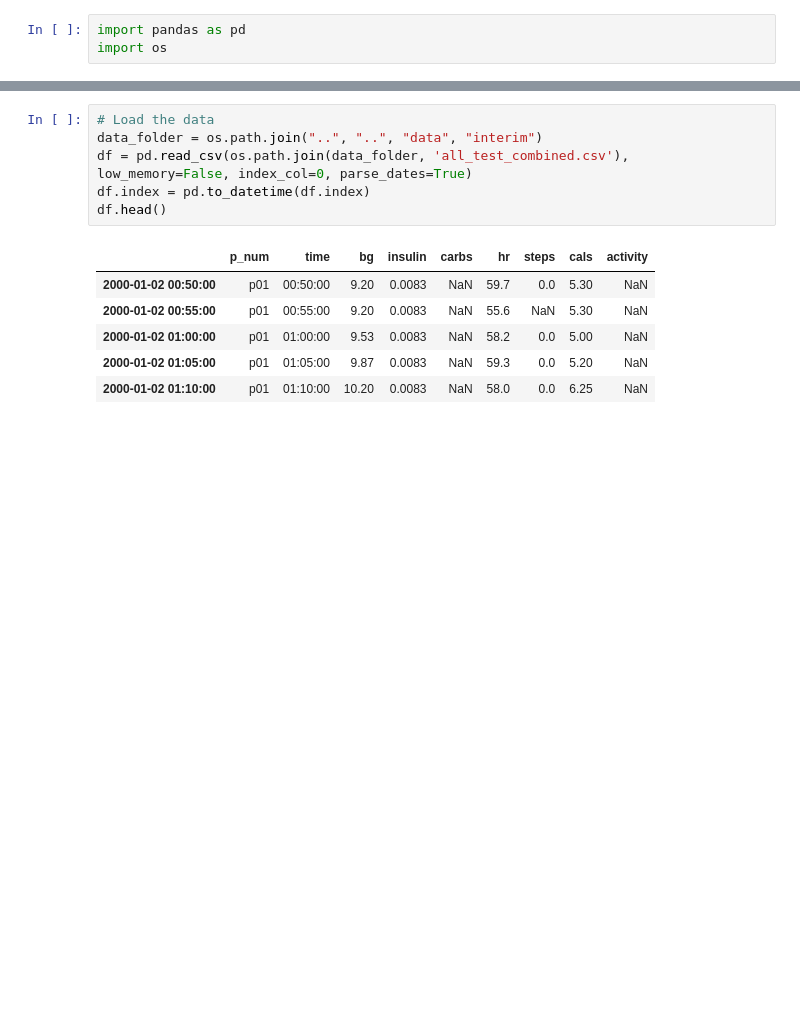
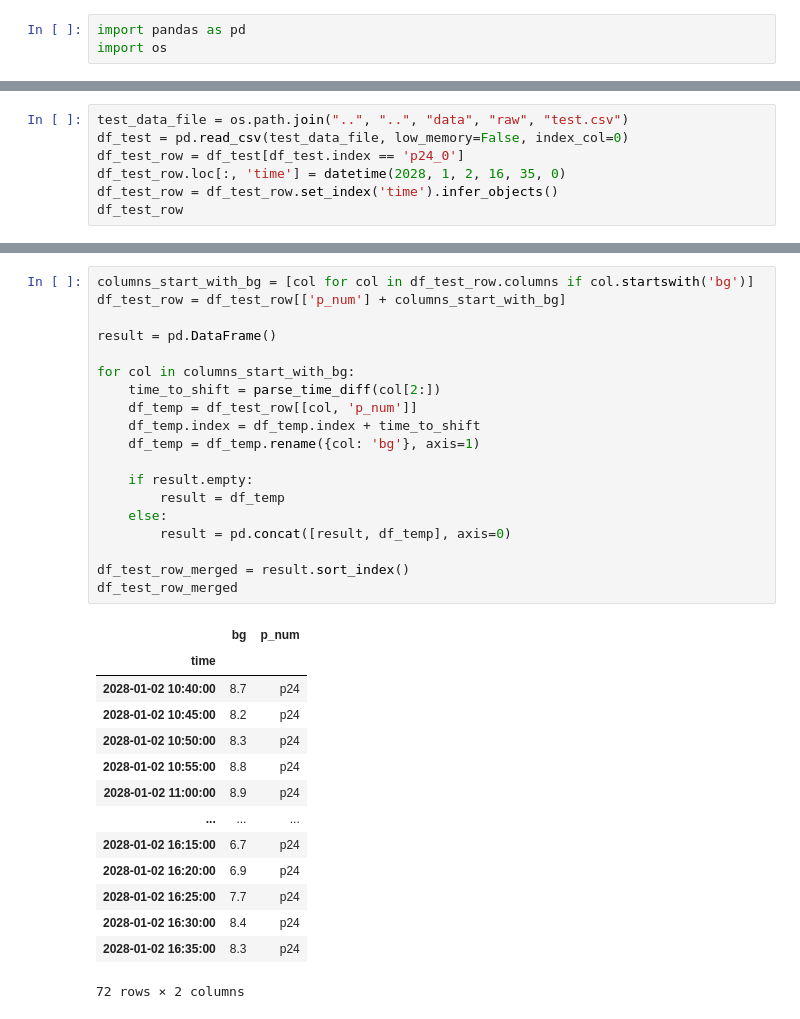
Before and after one commit to masaver/brist1d, a Jupyter notebook: notebooks/ralf/2.2-preprocessing-test-data.ipynb, the cells around one changed output, grey strips where cells are left out. Saved outputs shown, nothing was run; the diff lists cells and outputs as text; blank space fills up the shorter version.

```diff
--- a/notebooks/ralf/2.2-preprocessing-test-data.ipynb
+++ b/notebooks/ralf/2.2-preprocessing-test-data.ipynb
@@ -3,0 +23,7 @@ import os
+# %%
+test_data_file = os.path.join("..", "..", "data", "raw", "test.csv")
+df_test = pd.read_csv(test_data_file, low_memory=False, index_col=0)
+df_test_row = df_test[df_test.index == 'p24_0']
+df_test_row.loc[:, 'time'] = datetime(2028, 1, 2, 16, 35, 0)
+df_test_row = df_test_row.set_index('time').infer_objects()
+df_test_row
@@ -4,13 +35,34 @@ import os
 # %%
-# Load the data
-data_folder = os.path.join("..", "..", "data", "interim")
-df = pd.read_csv(os.path.join(data_folder, 'all_test_combined.csv'), low_memory=False, index_col=0, parse_dates=True)
-df.index = pd.to_datetime(df.index)
-df.head()
+columns_start_with_bg = [col for col in df_test_row.columns if col.startswith('bg')]
+df_test_row = df_test_row[['p_num'] + columns_start_with_bg]
+
+result = pd.DataFrame()
+
+for col in columns_start_with_bg:
+    time_to_shift = parse_time_diff(col[2:])
+    df_temp = df_test_row[[col, 'p_num']]
+    df_temp.index = df_temp.index + time_to_shift
+    df_temp = df_temp.rename({col: 'bg'}, axis=1)
+
+    if result.empty:
+        result = df_temp
+    else:
+        result = pd.concat([result, df_temp], axis=0)
+
+df_test_row_merged = result.sort_index()
+df_test_row_merged
 # %% [output]
-|  | p_num | time | bg | insulin | carbs | hr | steps | cals | activity |
-| 2000-01-02 00:50:00 | p01 | 00:50:00 | 9.20 | 0.0083 | NaN | 59.7 | 0.0 | 5.30 | NaN |
-| 2000-01-02 00:55:00 | p01 | 00:55:00 | 9.20 | 0.0083 | NaN | 55.6 | NaN | 5.30 | NaN |
-| 2000-01-02 01:00:00 | p01 | 01:00:00 | 9.53 | 0.0083 | NaN | 58.2 | 0.0 | 5.00 | NaN |
-| 2000-01-02 01:05:00 | p01 | 01:05:00 | 9.87 | 0.0083 | NaN | 59.3 | 0.0 | 5.20 | NaN |
-| 2000-01-02 01:10:00 | p01 | 01:10:00 | 10.20 | 0.0083 | NaN | 58.0 | 0.0 | 6.25 | NaN |
+|  | bg | p_num |
+| time |  |  |
+| 2028-01-02 10:40:00 | 8.7 | p24 |
+| 2028-01-02 10:45:00 | 8.2 | p24 |
+| 2028-01-02 10:50:00 | 8.3 | p24 |
+| 2028-01-02 10:55:00 | 8.8 | p24 |
+| 2028-01-02 11:00:00 | 8.9 | p24 |
+| ... | ... | ... |
+| 2028-01-02 16:15:00 | 6.7 | p24 |
+| 2028-01-02 16:20:00 | 6.9 | p24 |
+| 2028-01-02 16:25:00 | 7.7 | p24 |
+| 2028-01-02 16:30:00 | 8.4 | p24 |
+| 2028-01-02 16:35:00 | 8.3 | p24 |
+72 rows × 2 columns
```
Also changed, not shown: parts of 14 cells of this notebook, 14 other files.
